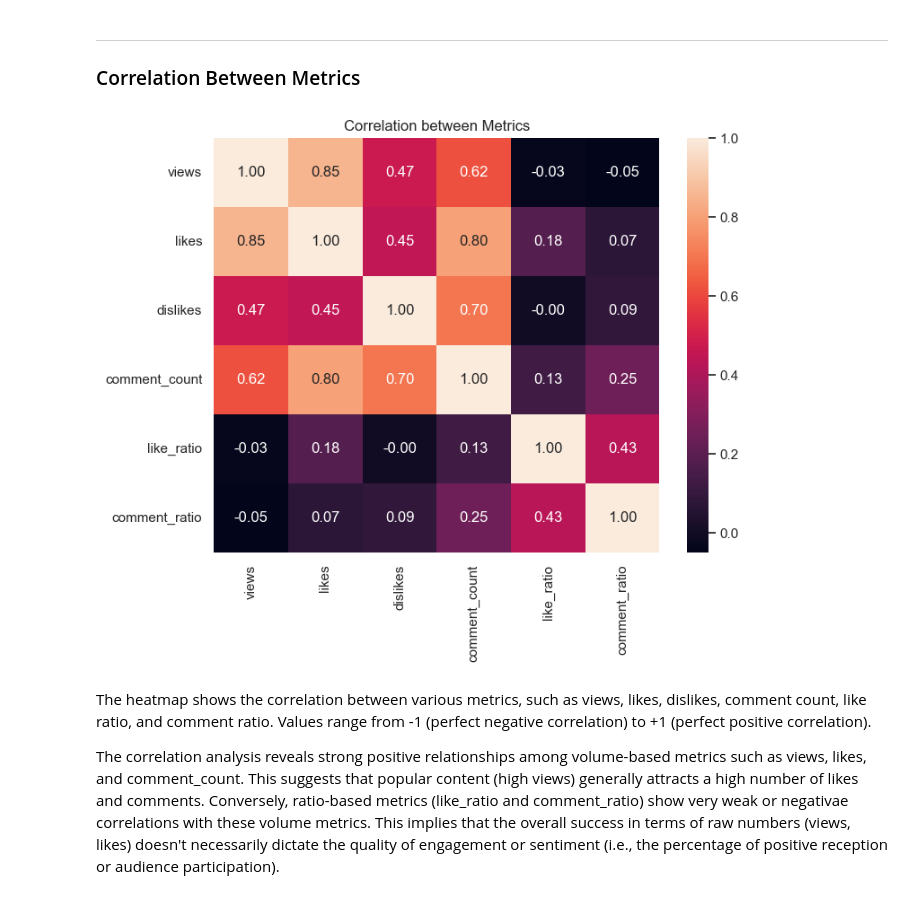
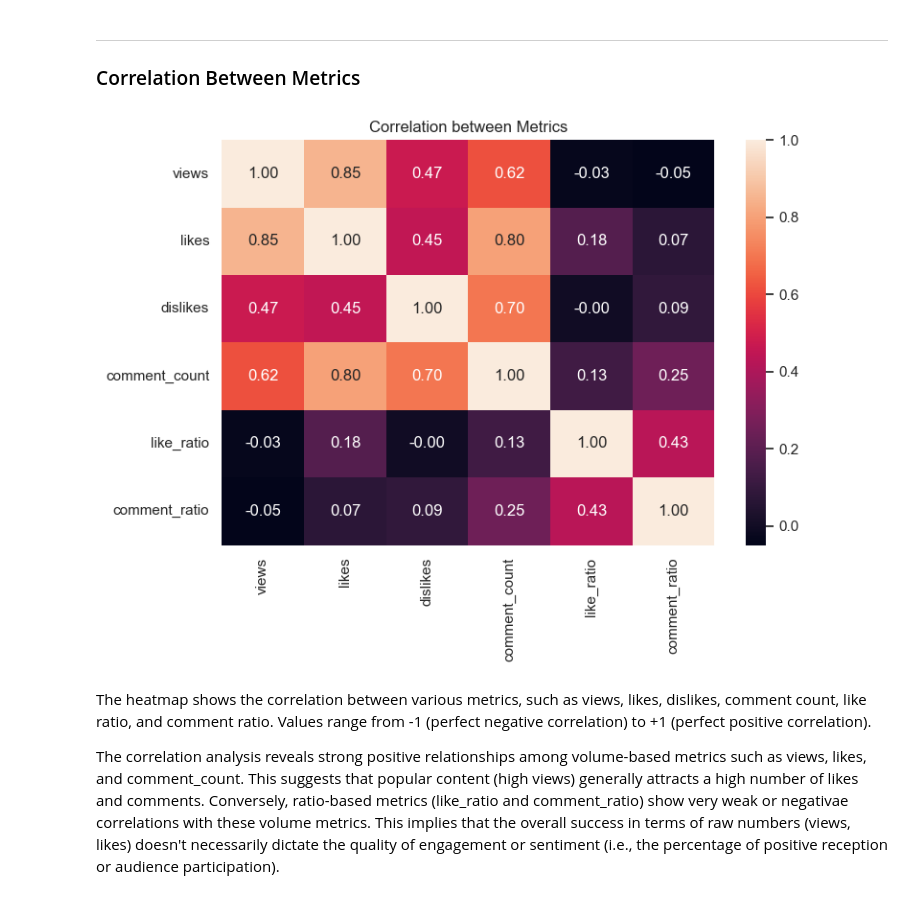
Before and after one commit to DiegoAladren/youtube-data-analysis, a Jupyter notebook: notebooks/02_exploratory_analysis.ipynb, the cells around one changed output. Cells and saved outputs as stored; diff of their text form; code cells hidden in the pictures.

```diff
--- a/notebooks/02_exploratory_analysis.ipynb
+++ b/notebooks/02_exploratory_analysis.ipynb
@@ -257,11 +258,12 @@ And here you can see the top 10 channels with the highest number of accumulated
 # %%
 plt.figure(figsize=(8,6))
 sns.heatmap(df[['views','likes','dislikes','comment_count','like_ratio','comment_ratio']].corr(), annot=True, fmt=".2f")
 plt.title("Correlation between Metrics")
+plt.tight_layout()
 plt.savefig("../images/correlation_metrics.png")
 plt.show()
 # %% [output]
-[figure, old version]
+[figure, new version]
 # %% [markdown]
 The heatmap shows the correlation between various metrics, such as views, likes, dislikes, comment count, like ratio, and comment ratio. Values range from -1 (perfect negative correlation) to +1 (perfect positive correlation).
 
```
Also changed, not shown: parts of 15 cells of this notebook, 10 other files.
